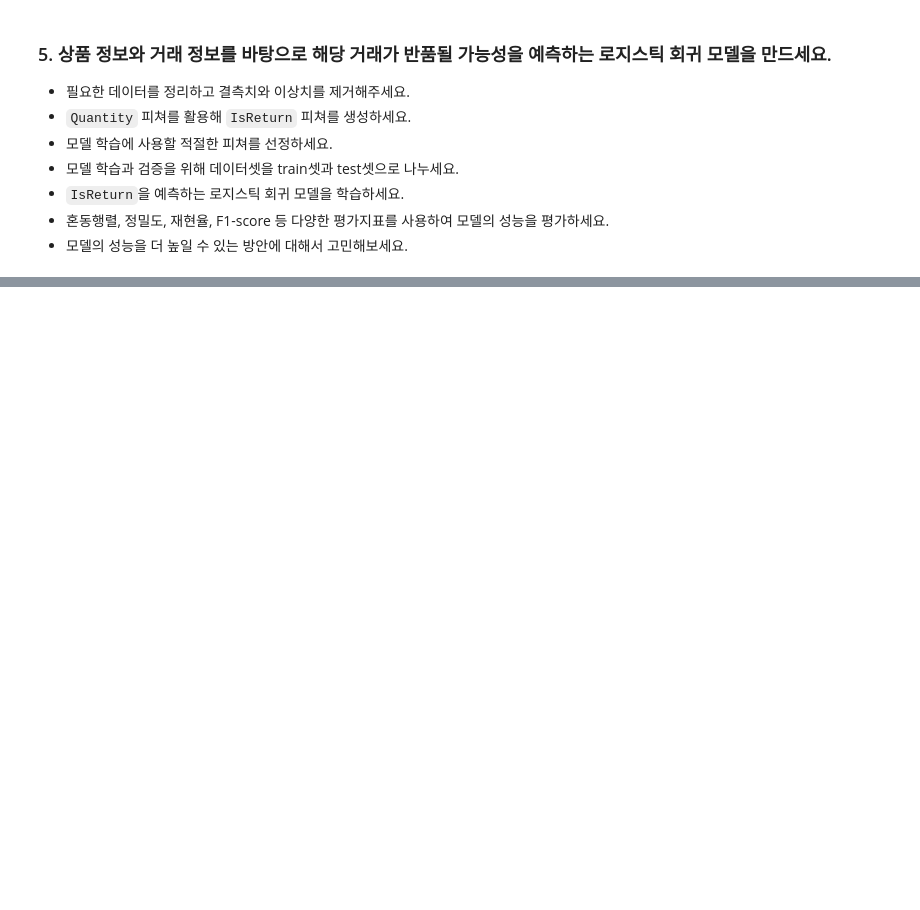
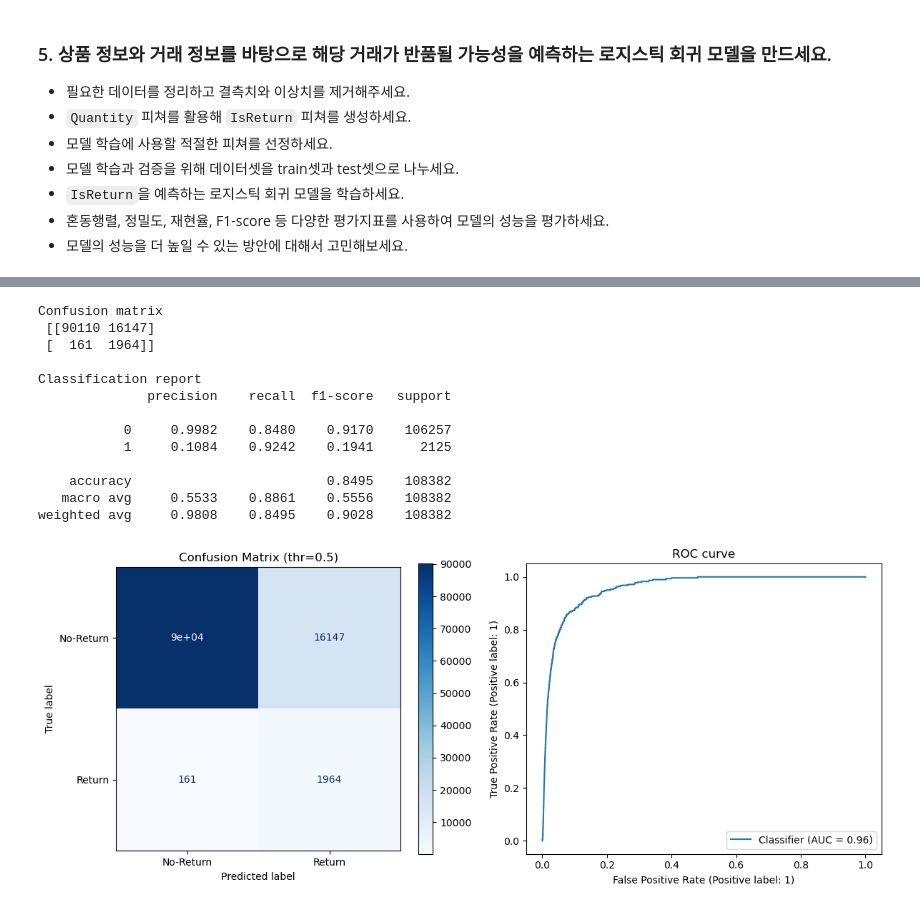
Before and after one commit to jui92/Main_Quest, a Jupyter notebook: MainQuest4.ipynb, the cells around one changed output, grey strips where cells are left out. Cells and saved outputs as stored; diff of their text form; code cells hidden in the pictures; blank space fills up the shorter version.

```diff
--- a/MainQuest4.ipynb
+++ b/MainQuest4.ipynb
@@ -665,0 +484,38 @@ weighted avg     0.9877    0.9773    0.9814    108382
+# %%
+# 로지스틱 회귀 학습/예측
+logit = Pipeline([('prep', pre),
+                  ('clf', LogisticRegression(max_iter=1000, class_weight='balanced', solver='lbfgs', random_state=42))])
+logit.fit(X_train, y_train)
+log_proba = logit.predict_proba(X_test)[:,1]
+y_pred = (log_proba>=0.5).astype(int)
+
+# 성능 평가
+cm = confusion_matrix(y_test, y_pred)
+print('Confusion matrix\n', cm)
+print('\nClassification report')
+print(classification_report(y_test, y_pred, digits=4))
+
+# 성능 평가 시각화 : ConfusionMatrix/RocCurve
+fig, ax = plt.subplots(1, 2, figsize=(12, 5))
+ConfusionMatrixDisplay(cm, display_labels=['No-Return','Return']).plot(ax=ax[0], cmap='Blues')
+ax[0].set_title('Confusion Matrix (thr=0.5)')
+
+RocCurveDisplay.from_predictions(y_test, log_proba, ax=ax[1])
+ax[1].set_title('ROC curve')
+plt.tight_layout()
+plt.show()
+# %% [output]
+Confusion matrix
+ [[90110 16147]
+ [  161  1964]]
+
+Classification report
+              precision    recall  f1-score   support
+
+           0     0.9982    0.8480    0.9170    106257
+           1     0.1084    0.9242    0.1941      2125
+
+    accuracy                         0.8495    108382
+   macro avg     0.5533    0.8861    0.5556    108382
+weighted avg     0.9808    0.8495    0.9028    108382
+[figure, added]
```
Also changed, not shown: parts of 26 cells of this notebook.
